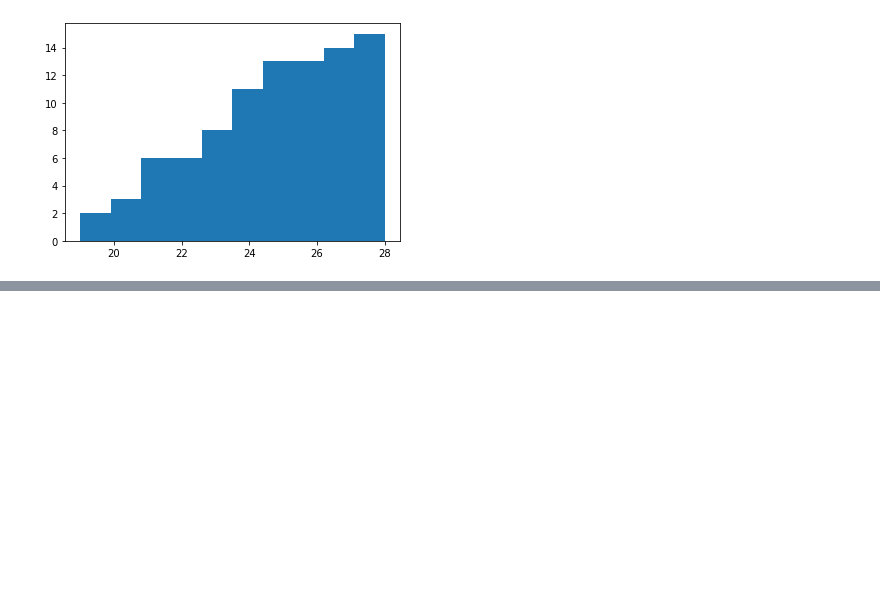
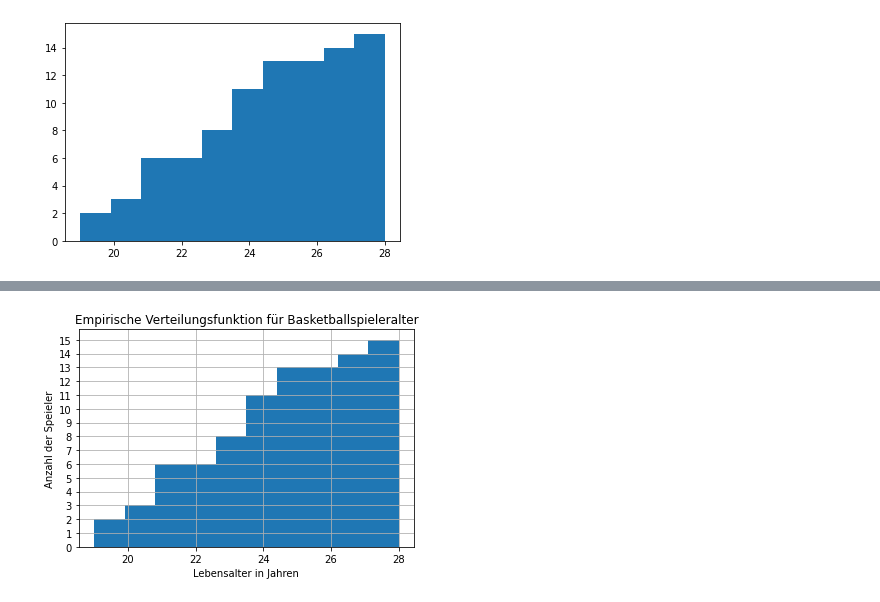
Before and after one commit to mdbasoglu/Jupyter-Notebook-for-beginners, a Jupyter notebook: 4. NumPy and Matplotlib.ipynb, the cells around one changed output, grey strips where cells are left out. Saved outputs shown, nothing was run; the diff lists cells and outputs as text; code cells hidden in the pictures; blank space fills up the shorter version.

Commit message:
plt.savefig Funktion erklärt

```diff
--- a/4. NumPy and Matplotlib.ipynb
+++ b/4. NumPy and Matplotlib.ipynb
@@ -228,0 +221,15 @@ Text(0.5, 1.0, 'Empirische Verteilungsfunktion für Basketballspieleralter')
+# %%
+plt.hist(ba,cumulative=True)
+plt.yticks(np.arange(16))
+plt.grid()
+plt.title("Empirische Verteilungsfunktion für Basketballspieleralter")
+plt.ylabel("Anzahl der Speieler")
+plt.xlabel("Lebensalter in Jahren")
+
+
+
+
+
+plt.savefig("AltervonBasketballspielern.png")
+# %% [output]
+[figure, added]
```
Also changed, not shown: parts of 5 cells of this notebook, 1 other file.
